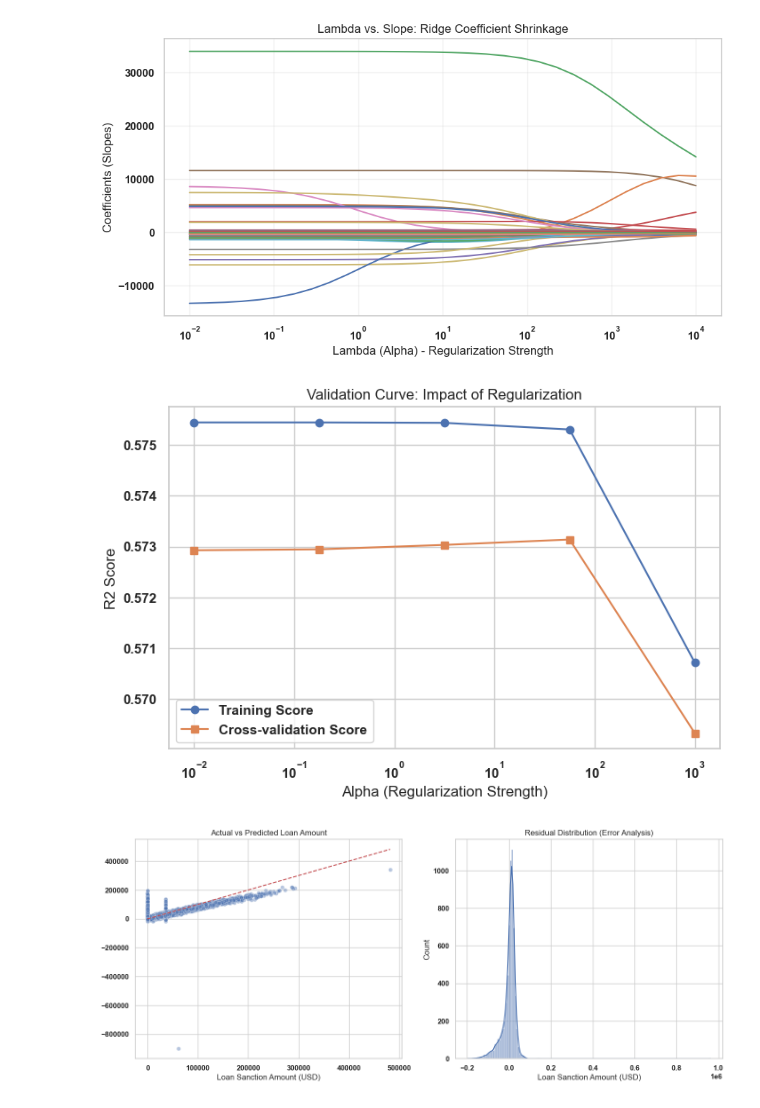
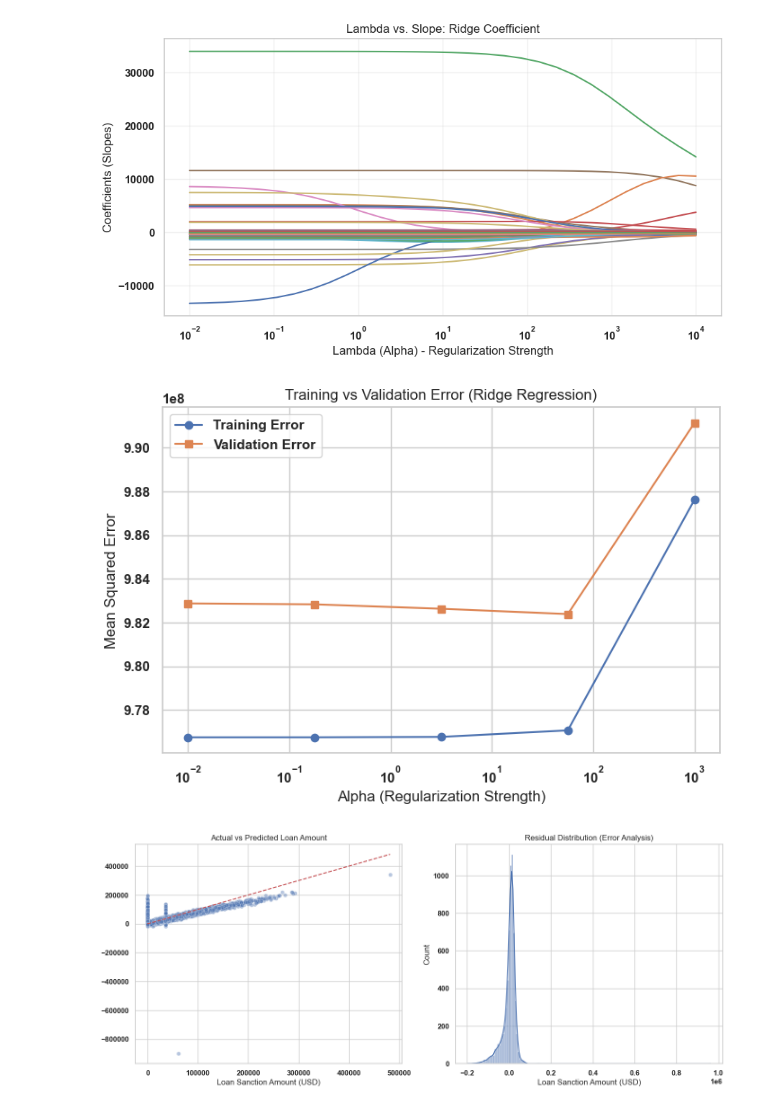
Before and after one commit to AvGeeky/ML_Lab_Sai, a Jupyter notebook: Ex3/Ex3.ipynb, the cells around one changed output. Drawn from its saved outputs; the diff is of its cells as text; code cells hidden in the pictures.

```diff
--- a/Ex3/Ex3.ipynb
+++ b/Ex3/Ex3.ipynb
@@ -86,29 +238,26 @@ plt.plot(alphas, coefs)
 plt.xscale('log')
 plt.xlabel('Lambda (Alpha) - Regularization Strength')
 plt.ylabel('Coefficients (Slopes)')
-plt.title('Lambda vs. Slope: Ridge Coefficient Shrinkage')
+plt.title('Lambda vs. Slope: Ridge Coefficient')
 plt.grid(True, alpha=0.3)
 plt.show()
 # %% [output]
-[figure, old version]
+[figure, new version]
 # %%
-param_range = np.logspace(-2, 3, 5)
-train_scores, test_scores = validation_curve(
-    Ridge(), X_transformed, y_train,
-    param_name="alpha", param_range=param_range, cv=5, scoring="r2"
-)
+train_mse = -np.mean(train_scores, axis=1)
+val_mse = -np.mean(test_scores, axis=1)
 
 plt.figure(figsize=(8, 5))
-plt.plot(param_range, np.mean(train_scores, axis=1), 'o-', label="Training Score")
-plt.plot(param_range, np.mean(test_scores, axis=1), 's-', label="Cross-validation Score")
+plt.plot(param_range, train_mse, 'o-', label="Training Error")
+plt.plot(param_range, val_mse, 's-', label="Validation Error")
 plt.xscale('log')
-plt.title("Validation Curve: Impact of Regularization")
 plt.xlabel("Alpha (Regularization Strength)")
-plt.ylabel("R2 Score")
+plt.ylabel("Mean Squared Error")
+plt.title("Training vs Validation Error (Ridge Regression)")
 plt.legend()
 plt.show()
 # %% [output]
-[figure, old version]
+[figure, new version]
 # %%
 best_model = trained_pipelines["Ridge Regression"]
 y_pred_test = best_model.predict(X_test)
```
Also changed, not shown: parts of 8 cells of this notebook, 1 other file.
